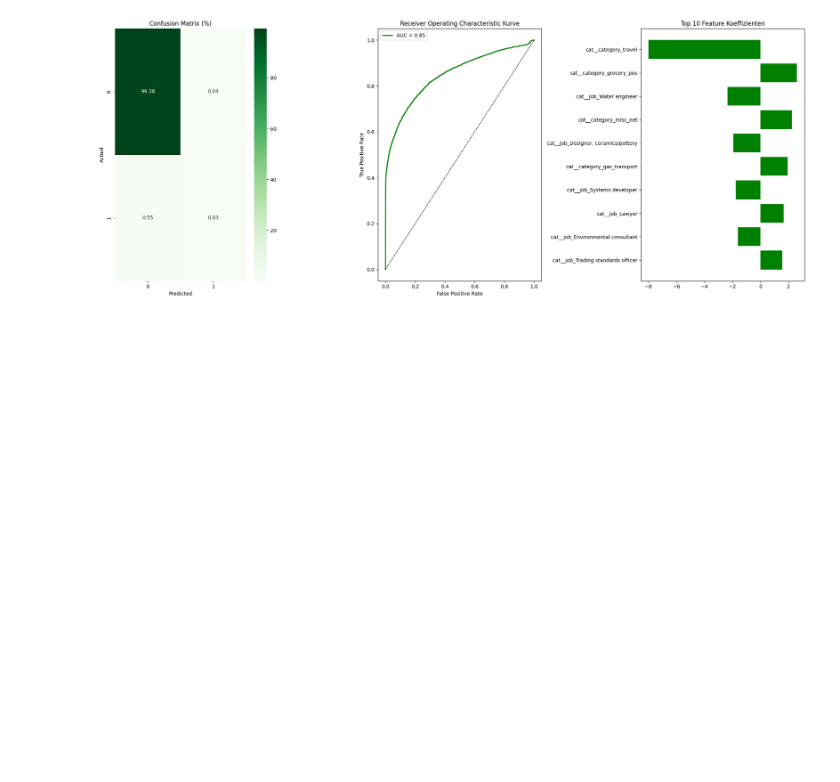
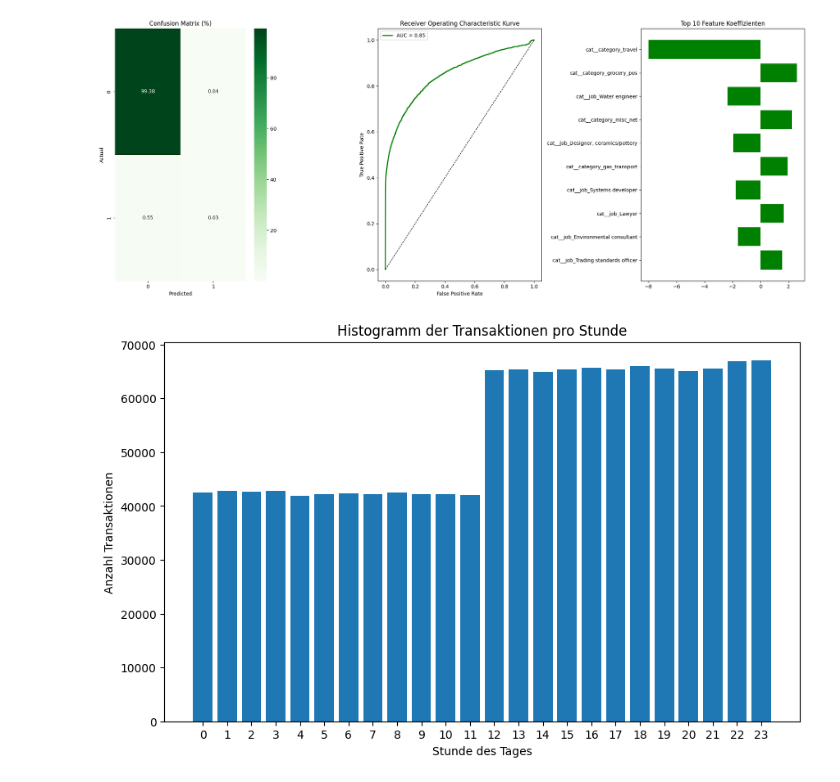
Before and after one commit to philethaler/Statistik-Datenbank, a Jupyter notebook: Add-ons.ipynb, the cells around one changed output. Saved outputs shown, nothing was run; the diff lists cells and outputs as text; code cells hidden in the pictures; blank space fills up the shorter version.

```diff
--- a/Add-ons.ipynb
+++ b/Add-ons.ipynb
@@ -216,3 +304,25 @@ plt.tight_layout()
 plt.show()
 # %% [output]
 [figure]
+# %%
+import pandas as pd
+import matplotlib.pyplot as plt
+
+# Unix-Zeit in datetime umwandeln
+ds['datetime'] = pd.to_datetime(ds['unix_time'], unit='s')
+
+# Nur die Stunde extrahieren
+ds['hour'] = ds['datetime'].dt.hour
+
+# Histogramm: Anzahl der Transaktionen pro Stunde
+hour_counts = ds['hour'].value_counts().sort_index()
+
+# Plot
+plt.bar(hour_counts.index, hour_counts.values)
+plt.xticks(range(24))  # alle Stunden von 0-23 anzeigen
+plt.xlabel("Stunde des Tages")
+plt.ylabel("Anzahl Transaktionen")
+plt.title("Histogramm der Transaktionen pro Stunde")
+plt.show()
+# %% [output]
+[figure, added]
```
Also changed, not shown: parts of 2 cells of this notebook, 3 other files.
